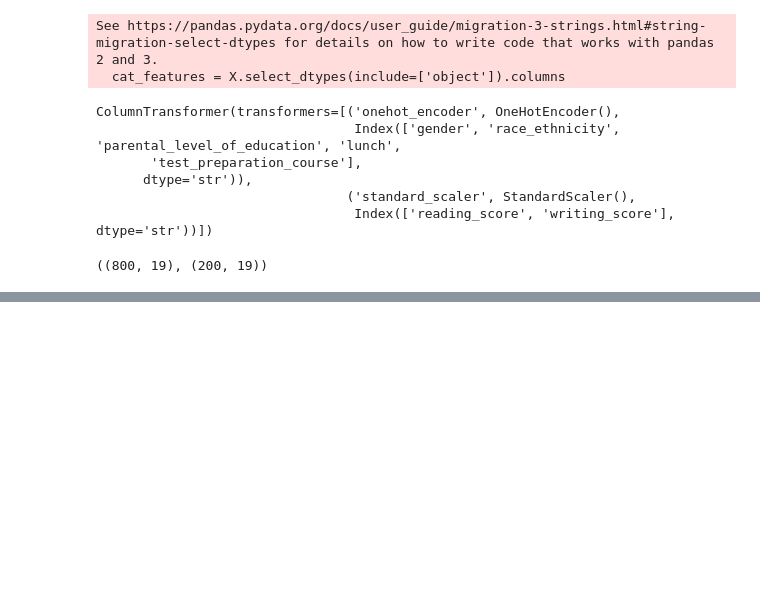
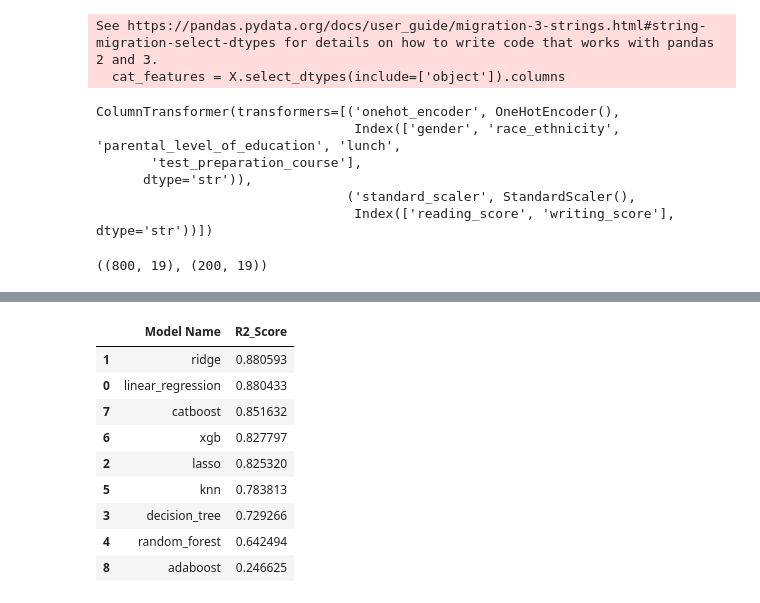
Before and after one commit to AryanPratap-Singh/End-to-End-Data-Science-project-student_data_management-, a Jupyter notebook: notebook/model_training.ipynb, the cells around one changed output, grey strips where cells are left out. Drawn from its saved outputs; the diff is of its cells as text; code cells hidden in the pictures; blank space fills up the shorter version.

```diff
--- a/notebook/model_training.ipynb
+++ b/notebook/model_training.ipynb
@@ -137,0 +191,13 @@ def evaluate_model(true, Predicted):
+# %%
+pd.DataFrame(list(zip(models_list, r2_scores)), columns=['Model Name', 'R2_Score']).sort_values(by=["R2_Score"],ascending=False)
+# %% [output]
+|  | Model Name | R2_Score |
+| 1 | ridge | 0.880593 |
+| 0 | linear_regression | 0.880433 |
+| 7 | catboost | 0.851632 |
+| 6 | xgb | 0.827797 |
+| 2 | lasso | 0.825320 |
+| 5 | knn | 0.783813 |
+| 3 | decision_tree | 0.729266 |
+| 4 | random_forest | 0.642494 |
+| 8 | adaboost | 0.246625 |
```
Also changed, not shown: parts of 5 cells of this notebook, 4 other files.
